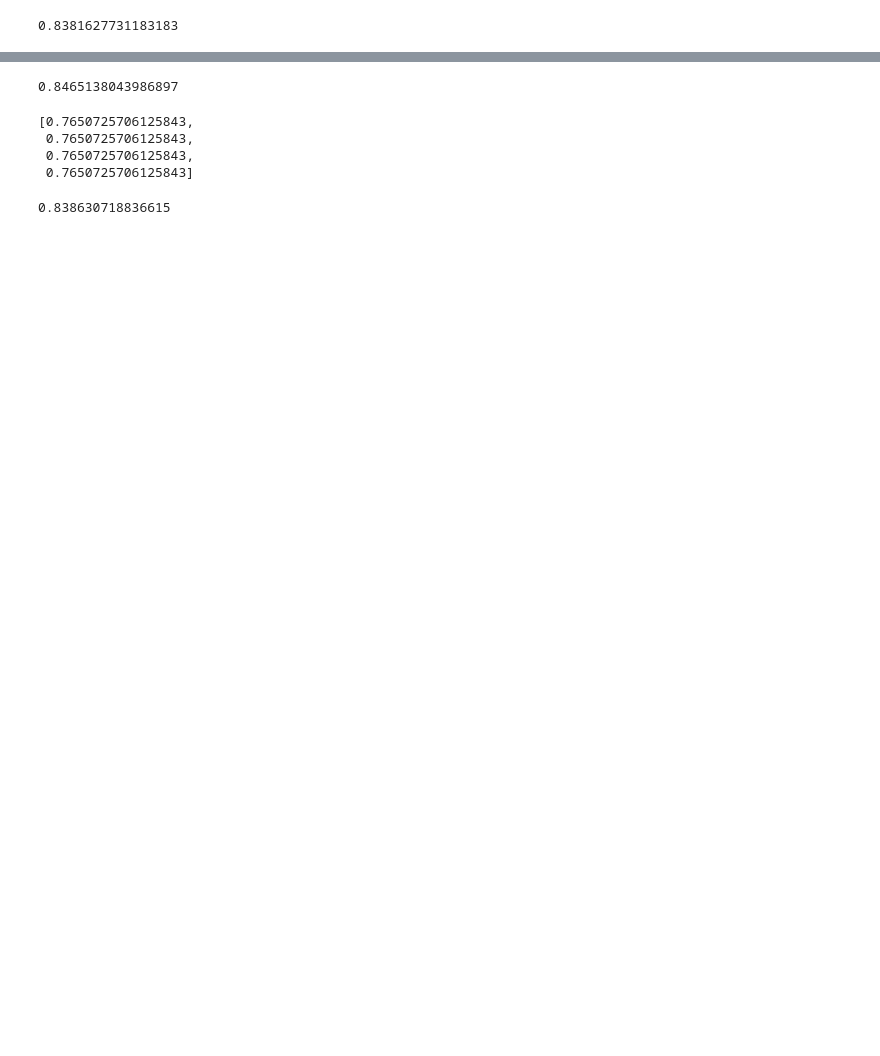
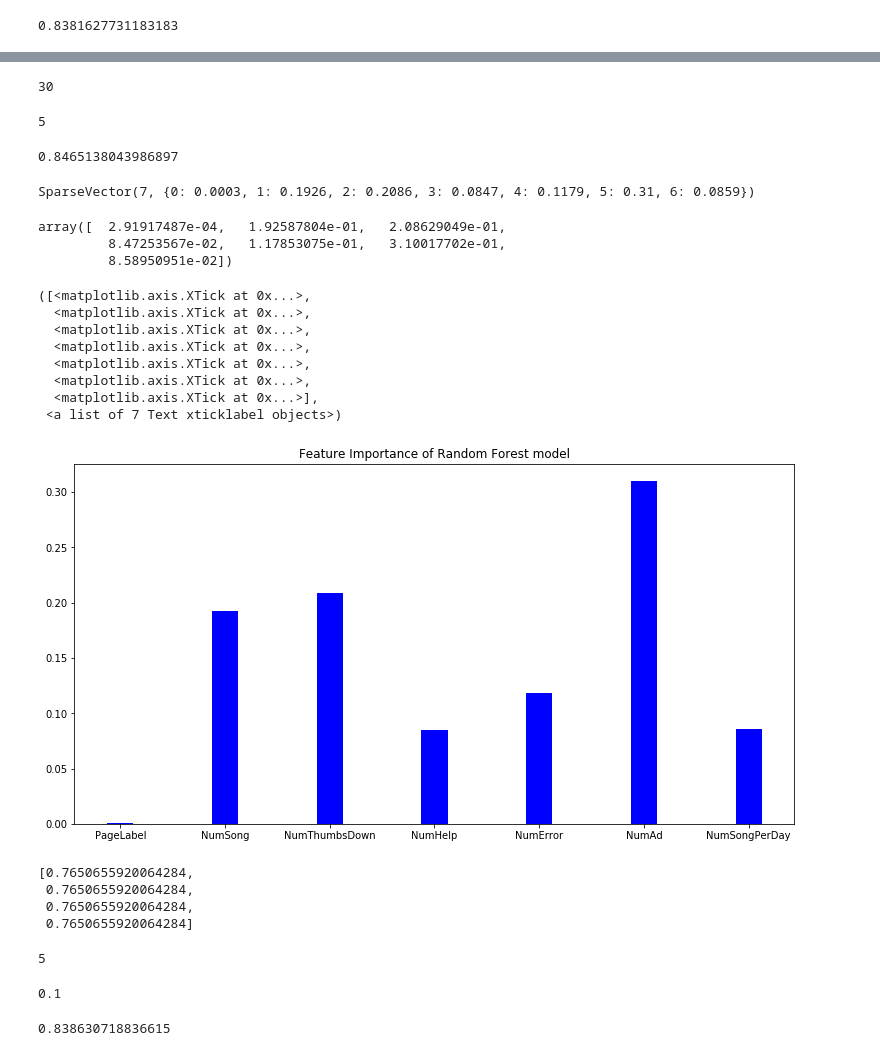
Before and after one commit to edwinhung/Sparkify_Project, a Jupyter notebook: Sparkify.ipynb, the cells around one changed output, grey strips where cells are left out. Cells and saved outputs as stored; diff of their text form; code cells hidden in the pictures; blank space fills up the shorter version.

```diff
--- a/Sparkify.ipynb
+++ b/Sparkify.ipynb
@@ -84,2 +107,0 @@ df.describe("sessionId").show()
-# %%
-df = df.dropna(how="any", subset=["userId","sessionId"])
@@ -401,9 +447,45 @@ rfCvModel.avgMetrics
+# %%
+rfCvModel.bestModel._java_obj.getNumTrees()
+# %% [output]
+30
+# %%
+rfCvModel.bestModel._java_obj.getMaxDepth()
+# %% [output]
+5
 # %%
 # Random Forest evaluated on test set
 preds = rfCvModel.transform(test)
 print(preds.filter(preds.prediction == preds.label).count()/preds.count())
 # %% [output]
 0.8465138043986897
+# %%
+rfCvModel.bestModel.featureImportances
+# %% [output]
+SparseVector(7, {0: 0.0003, 1: 0.1926, 2: 0.2086, 3: 0.0847, 4: 0.1179, 5: 0.31, 6: 0.0859})
+# %%
+featureim = rfCvModel.bestModel.featureImportances.toArray()
+featureim
+# %% [output]
+array([  2.91917487e-04,   1.92587804e-01,   2.08629049e-01,
+         8.47253567e-02,   1.17853075e-01,   3.10017702e-01,
+         8.58950951e-02])
+# %%
+X = np.arange(7)
+fig = plt.figure(figsize=(10,5))
+ax = fig.add_axes([0,0,1,1])
+ax.bar(X + 0.00, featureim, color = 'b', width = 0.25)
+ax.set_title("Feature Importance of Random Forest model")
+plt.xticks(X,["PageLabel","NumSong","NumThumbsDown","NumHelp","NumError","NumAd","NumSongPerDay"])
+# %% [output]
+([<matplotlib.axis.XTick at 0x...>,
+  <matplotlib.axis.XTick at 0x...>,
+  <matplotlib.axis.XTick at 0x...>,
+  <matplotlib.axis.XTick at 0x...>,
+  <matplotlib.axis.XTick at 0x...>,
+  <matplotlib.axis.XTick at 0x...>,
+  <matplotlib.axis.XTick at 0x...>],
+ <a list of 7 Text xticklabel objects>)
+[figure, added]
 # %%
 lsvc = LinearSVC(maxIter=10, regParam=0.1)
 lsvcParamGrid = ParamGridBuilder() \
@@ -419,10 +501,18 @@ lsvcCvModel = lsvcCV.fit(train)
 # %%
 lsvcCvModel.avgMetrics
 # %% [output]
-[0.7650725706125843,
- 0.7650725706125843,
- 0.7650725706125843,
- 0.7650725706125843]
+[0.7650655920064284,
+ 0.7650655920064284,
+ 0.7650655920064284,
+ 0.7650655920064284]
+# %%
+lsvcCvModel.bestModel._java_obj.getMaxIter()
+# %% [output]
+5
+# %%
+lsvcCvModel.bestModel._java_obj.getRegParam()
+# %% [output]
+0.1
 # %%
 # Linear Support Vector evaluated on test set
 preds = lsvcCvModel.transform(test)
```
Also changed, not shown: parts of 18 cells of this notebook, 1 other file.
